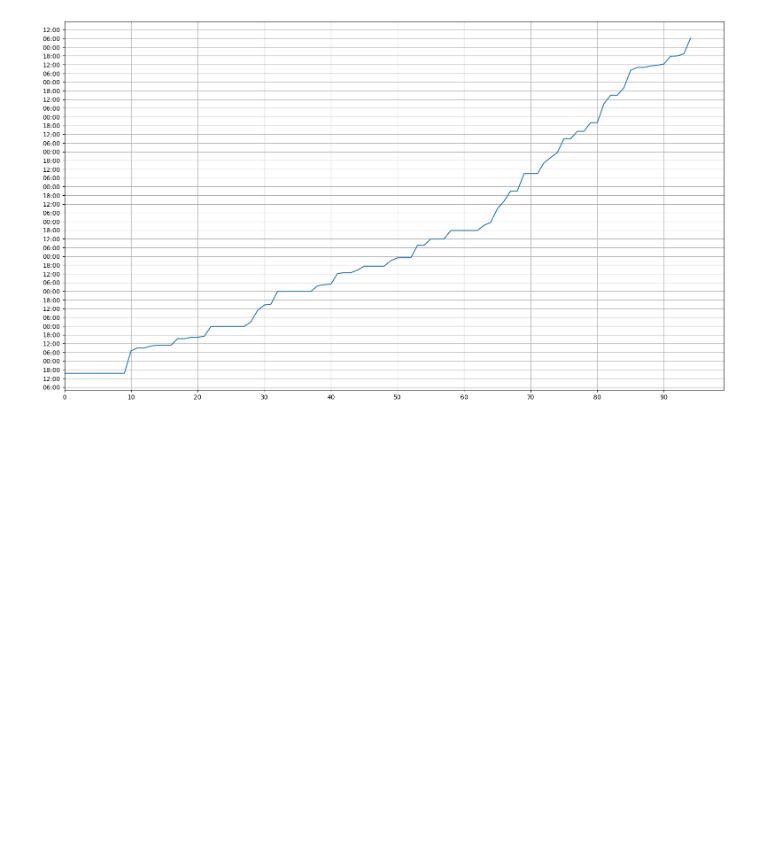
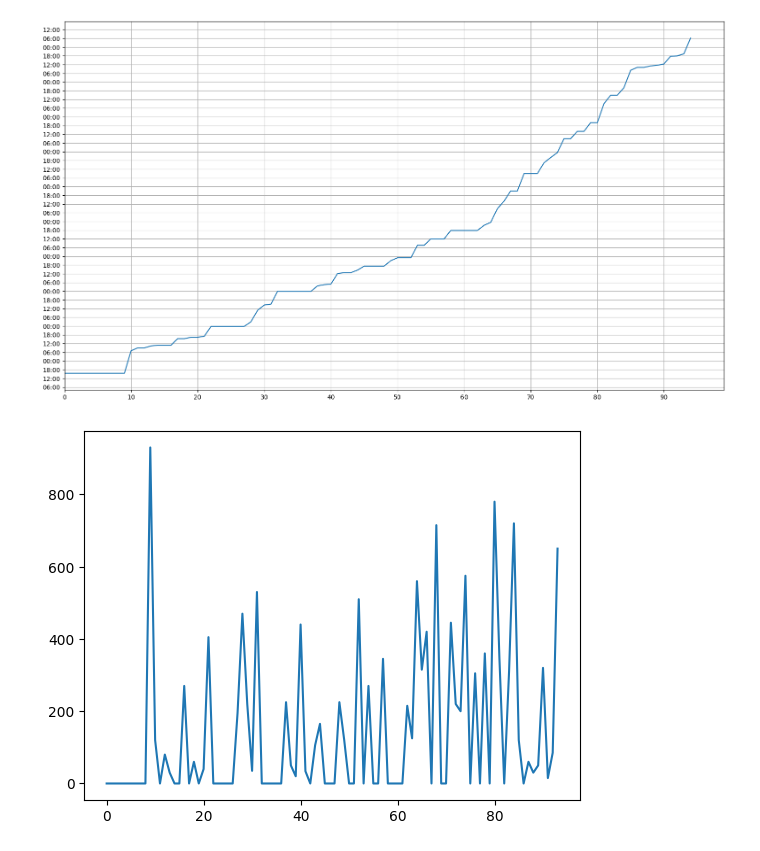
Before and after one commit to KekKom/WPAtaMS-Analyzer, a Jupyter notebook: analyzer.ipynb, the cells around one changed output. Drawn from its saved outputs; the diff is of its cells as text; code cells hidden in the pictures; blank space fills up the shorter version.

```diff
--- a/analyzer.ipynb
+++ b/analyzer.ipynb
@@ -685,3 +685,10 @@ plt.plot(gg)
 # %% [output]
 [<matplotlib.lines.Line2D at 0x...>]
 [figure]
+# %%
+import numpy as np
+arr = np.array(gg)
+plt.plot(np.diff(arr))
+plt.show()
+# %% [output]
+[figure, added]
```
